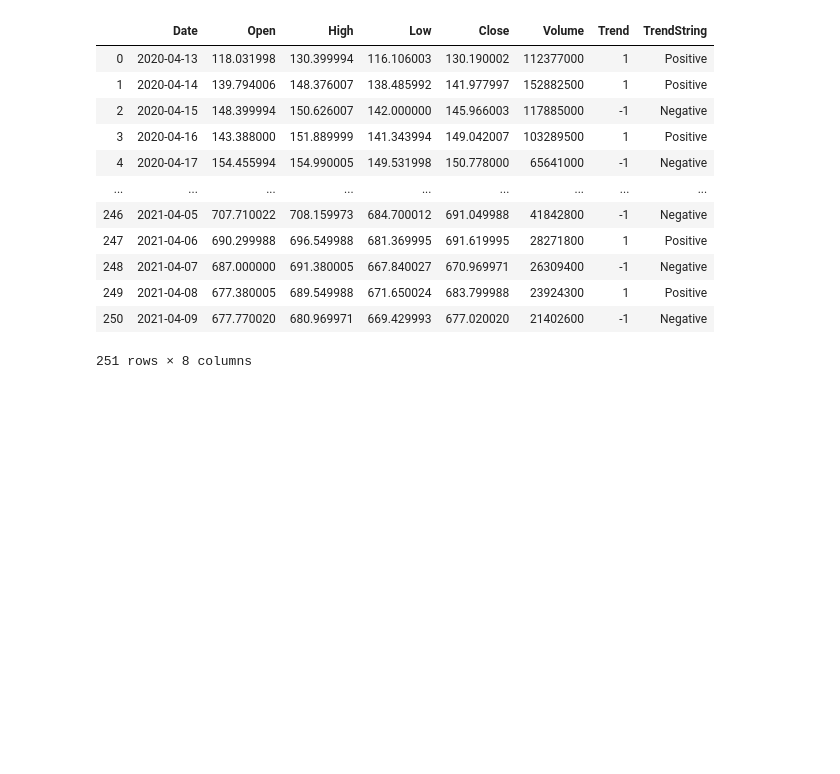
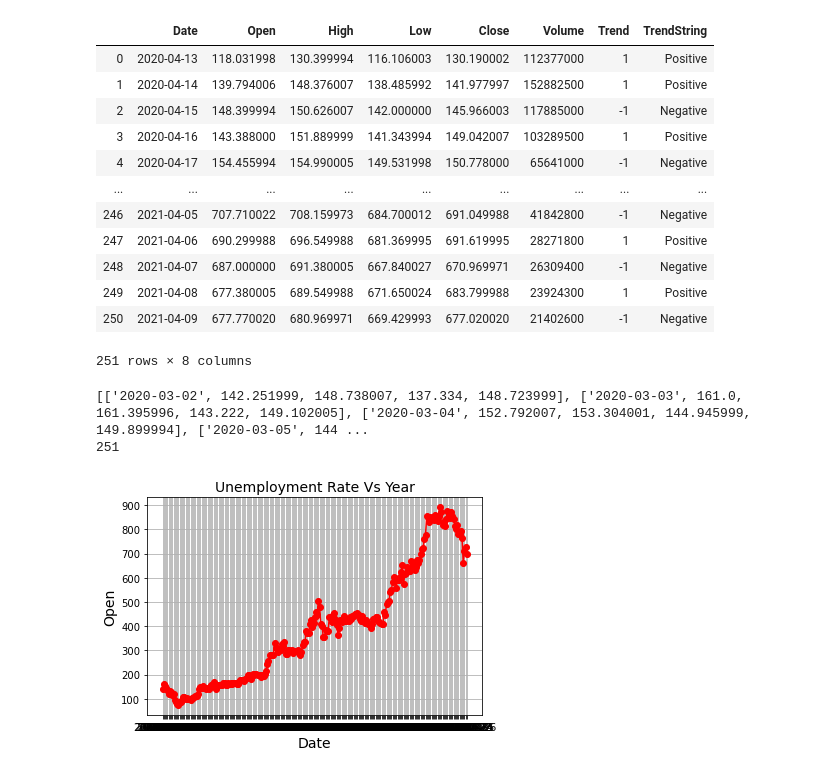
Before and after one commit to rtilwalia/Stock-price-production-using-ML-and-Sentiment-Analysis, a Jupyter notebook: stockAnalysis/stockAnalysis.ipynb, the cells around one changed output. Saved outputs shown, nothing was run; the diff lists cells and outputs as text; code cells hidden in the pictures; blank space fills up the shorter version.

```diff
--- a/stockAnalysis/stockAnalysis.ipynb
+++ b/stockAnalysis/stockAnalysis.ipynb
@@ -94,3 +89,32 @@ data
 | 249 | 2021-04-08 | 677.380005 | 689.549988 | 671.650024 | 683.799988 | 23924300 | 1 | Positive |
 | 250 | 2021-04-09 | 677.770020 | 680.969971 | 669.429993 | 677.020020 | 21402600 | -1 | Negative |
 251 rows × 8 columns
+# %%
+data = pd.read_csv(r"C:\Users\tilwa\majorproject\data\TSLA.csv")
+#df = data.drop(["Unnamed: 0"], axis = 1, inplace = False)
+
+Row_list =[]
+#Row_list1 = []
+
+# Iterate over each row
+for index, rows in data.iterrows():
+    # Create list for the current row
+    my_list =[rows['Date'], rows['Open'], rows['High'], rows['Low'], rows['Close'] ]
+
+    # append the list to the final list
+    Row_list.append(my_list)
+
+print(Row_list[:10])
+print(len(Row_list))
+# %% [output]
+[['2020-03-02', 142.251999, 148.738007, 137.334, 148.723999], ['2020-03-03', 161.0, 161.395996, 143.222, 149.102005], ['2020-03-04', 152.792007, 153.304001, 144.945999, 149.899994], ['2020-03-05', 144 ...
+251
+# %%
+plt.plot(data['Date'], data['Open'], color='red', marker='o')
+plt.title('Unemployment Rate Vs Year', fontsize=14)
+plt.xlabel('Date', fontsize=14)
+plt.ylabel('Open', fontsize=14)
+plt.grid(True)
+plt.show()
+# %% [output]
+[figure, added]
```
Also changed, not shown: parts of 16 cells of this notebook.
